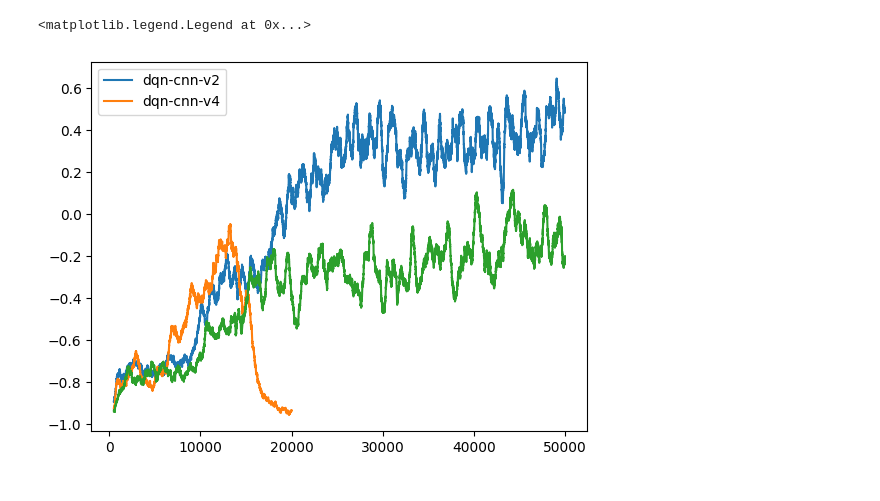
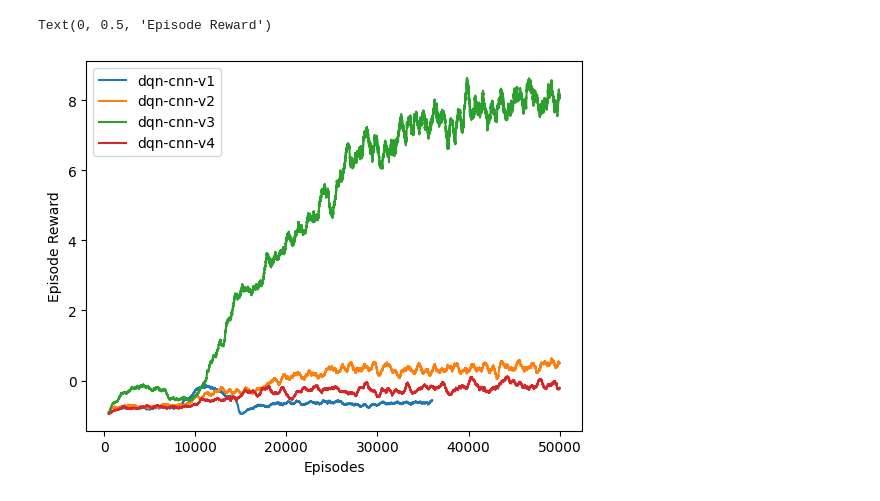
Before and after one commit to fredpell1/snake-RL, a Jupyter notebook: src/plot.ipynb, the cells around one changed output. Cells and saved outputs as stored; diff of their text form; code cells hidden in the pictures.

Commit message:
added test results to plot

```diff
--- a/src/plot.ipynb
+++ b/src/plot.ipynb
@@ -27,3 +6,8 @@ rewards_random = np.loadtxt('../outputs/td/random.txt')
+# %%
+rewards_dqn_cnn_v1 = np.loadtxt('../outputs/dqn-cnn/dqn-cnn-v1.txt')
+rewards_dqn_cnn_v2 = np.loadtxt('../outputs/dqn-cnn/dqn-cnn-v2.txt')
+rewards_dqn_cnn_v3 = np.loadtxt('../outputs/dqn-cnn/dqn-cnn-v3.txt')
+rewards_dqn_cnn_v4 = np.loadtxt("../outputs/copy/dqn-cnn-v4.txt")
 # %%
 def running_average(window_size, data):
     average_data = []
@@ -33,14 +17,13 @@ def running_average(window_size, data):
         average_data.insert(0, np.nan)
     return average_data
 # %%
-# plt.plot(running_average(500,rewards_dqn_cnn_v1), label='dqn-cnn-v1')
-# plt.plot(running_average(500, rewards_dqn_cnn_v1_copy), label='dqn-cnn-v1-copy')
-# plt.plot(running_average(500,rewards_dqn_cnn_v1_1), label='dqn-cnn-v1-1')
+plt.plot(running_average(500,rewards_dqn_cnn_v1), label='dqn-cnn-v1')
 plt.plot(running_average(500, rewards_dqn_cnn_v2), label='dqn-cnn-v2')
-#plt.plot(running_average(500,rewards_dqn_cnn_v3), label='dqn-cnn-v3')
+plt.plot(running_average(500,rewards_dqn_cnn_v3), label='dqn-cnn-v3')
 plt.plot(running_average(500, rewards_dqn_cnn_v4), label='dqn-cnn-v4')
-plt.plot(running_average(500, rewards_dqn_cnn_v4_copy))
 plt.legend()
+plt.xlabel('Episodes')
+plt.ylabel('Episode Reward')
 # %% [output]
-<matplotlib.legend.Legend at 0x...>
+Text(0, 0.5, 'Episode Reward')
-[figure, old version]
+[figure, new version]
```
Also changed, not shown: parts of 7 cells of this notebook.
